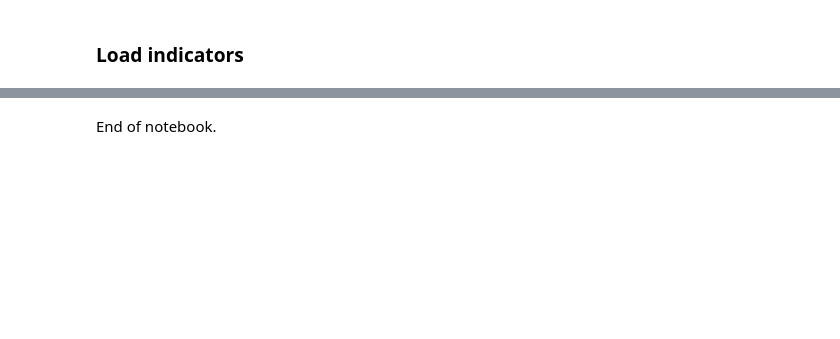
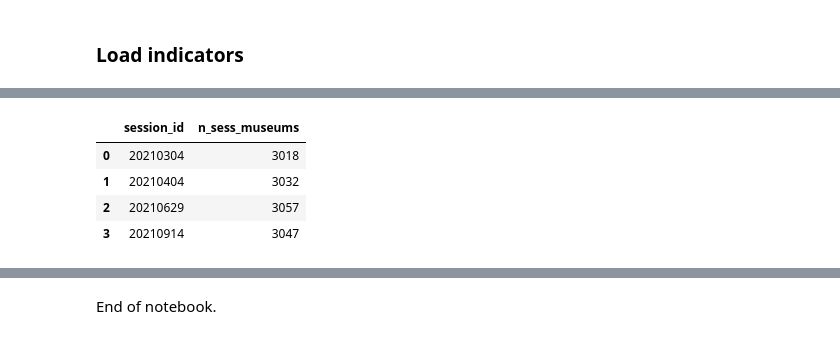
Before and after one commit to Birkbeck/museums-in-the-pandemic, a Jupyter notebook: mip/notebooks_py/02_extract_indicators.ipynb, the cells around one changed output, grey strips where cells are left out. Cells and saved outputs as stored; diff of their text form; code cells hidden in the pictures; blank space fills up the shorter version.

```diff
--- a/mip/notebooks_py/02_extract_indicators.ipynb
+++ b/mip/notebooks_py/02_extract_indicators.ipynb
@@ -712,0 +560,11 @@ Name: session_id, dtype: int64
+# %%
+mus_indic_unique_df = mus_indic_df.groupby(['session_id'], as_index=False).nunique()
+mus_indic_unique_df = mus_indic_unique_df.rename(columns={'muse_id':'n_sess_museums'})
+mus_indic_unique_df = mus_indic_unique_df[['session_id','n_sess_museums']]
+mus_indic_unique_df
+# %% [output]
+|  | session_id | n_sess_museums |
+| 0 | 20210304 | 3018 |
+| 1 | 20210404 | 3032 |
+| 2 | 20210629 | 3057 |
+| 3 | 20210914 | 3047 |
```
Also changed, not shown: parts of 27 cells of this notebook, 3 other files.
